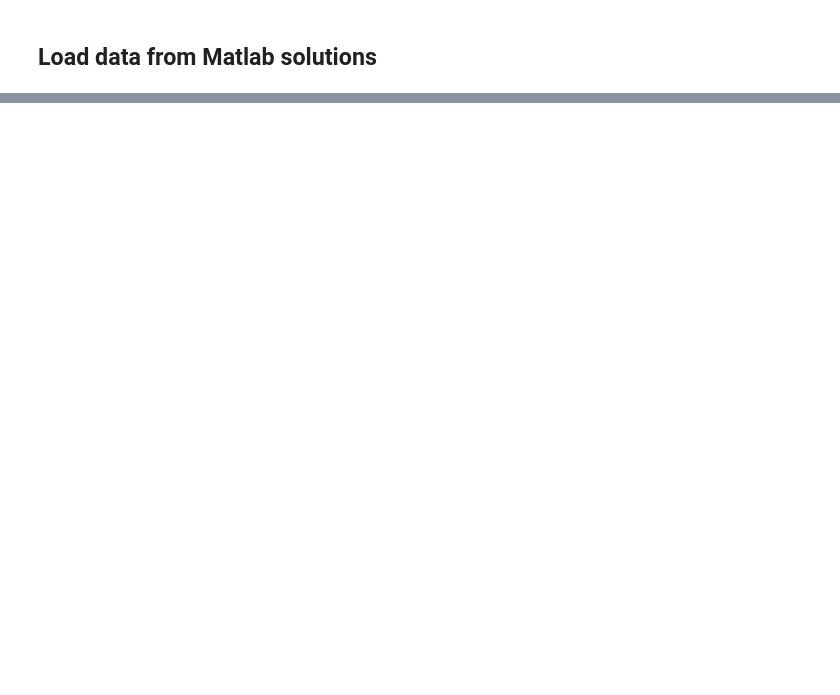
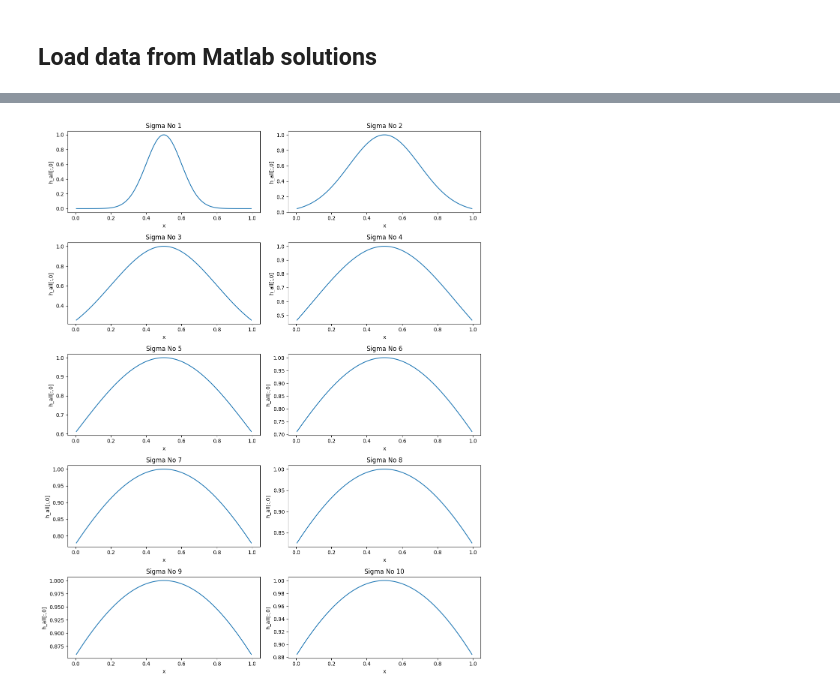
Before and after one commit to MelissaJessen/Shallow-Water-Equations, a Jupyter notebook: data-generation.ipynb, the cells around one changed output, grey strips where cells are left out. Drawn from its saved outputs; the diff is of its cells as text; code cells hidden in the pictures; blank space fills up the shorter version.

Commit message:
Update data

```diff
--- a/data-generation.ipynb
+++ b/data-generation.ipynb
@@ -11,10 +12 @@ import torch
 from scipy.io import loadmat
-# %%
-def gauss(x, mu, sigma):
-    return np.exp(- (x - mu) ** 2 / (2 * sigma ** 2))
-
-x = np.linspace(-3, 3, 1000)
-
-y = gauss(x, 0, 1)
-plt.plot(x, y)
-plt.show()
@@ -23,9 +13,2 @@ plt.show()
 # %% [markdown]
 ## Load data from Matlab solutions
-# %%
-# Import true solution from Matlab
-mat_data = loadmat('dataFNO/test1_all_timesteps_to_t=7.mat')
-dt_all = mat_data['dt_all']
-xexact = mat_data['xexact']
-hexact_all = mat_data['hexact_all']
-uexact_all = mat_data['uexact_all']
@@ -35,0 +47,27 @@ hexact_all.shape
+# %%
+# Initialize the number of subplots
+num_plots = 10
+fig, axs = plt.subplots(5, 2, figsize=(12, 15))  # 5 rows, 2 columns of subplots
+
+# Loop over the loaded data in all_data
+for i in range(num_plots):
+    # Extract the necessary data (x and h_all) from all_data
+    mat_data = all_data[i]  # Get the data for the i-th file
+    x = mat_data['x'].flatten()  # Flatten if it's a 2D array
+    h_all = mat_data['h_all']
+
+    # Plot x against the first column of h_all
+    row = i // 2
+    col = i % 2
+    axs[row, col].plot(x, h_all[0, :])
+    axs[row, col].set_title(f'Sigma No {i+1}')
+    axs[row, col].set_xlabel('x')
+    axs[row, col].set_ylabel('h_all[:,0]')
+
+# Adjust layout
+plt.tight_layout()
+
+# Show the figure
+plt.show()
+# %% [output]
+[figure, added]
```
Also changed, not shown: parts of 20 cells of this notebook, 28 other files.
